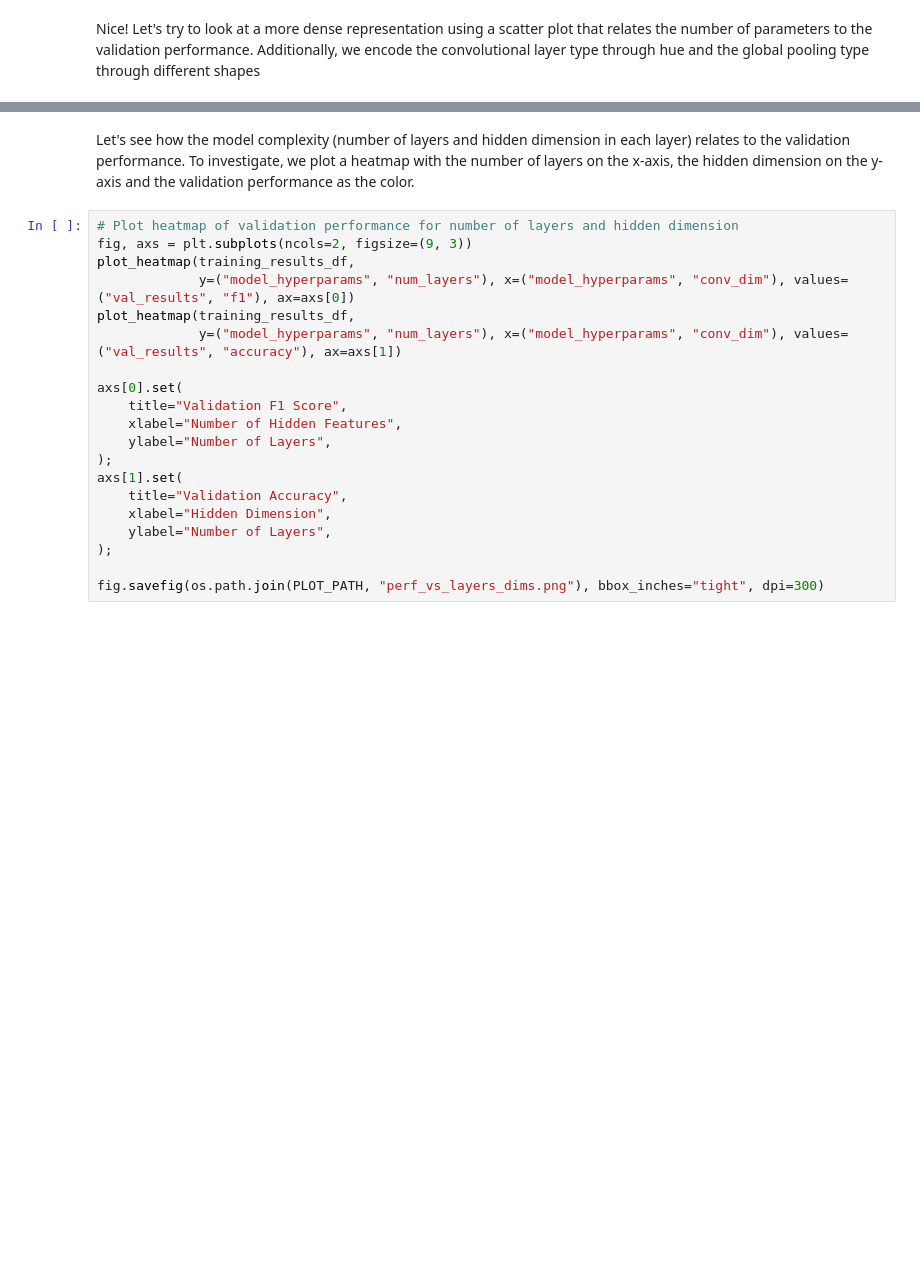
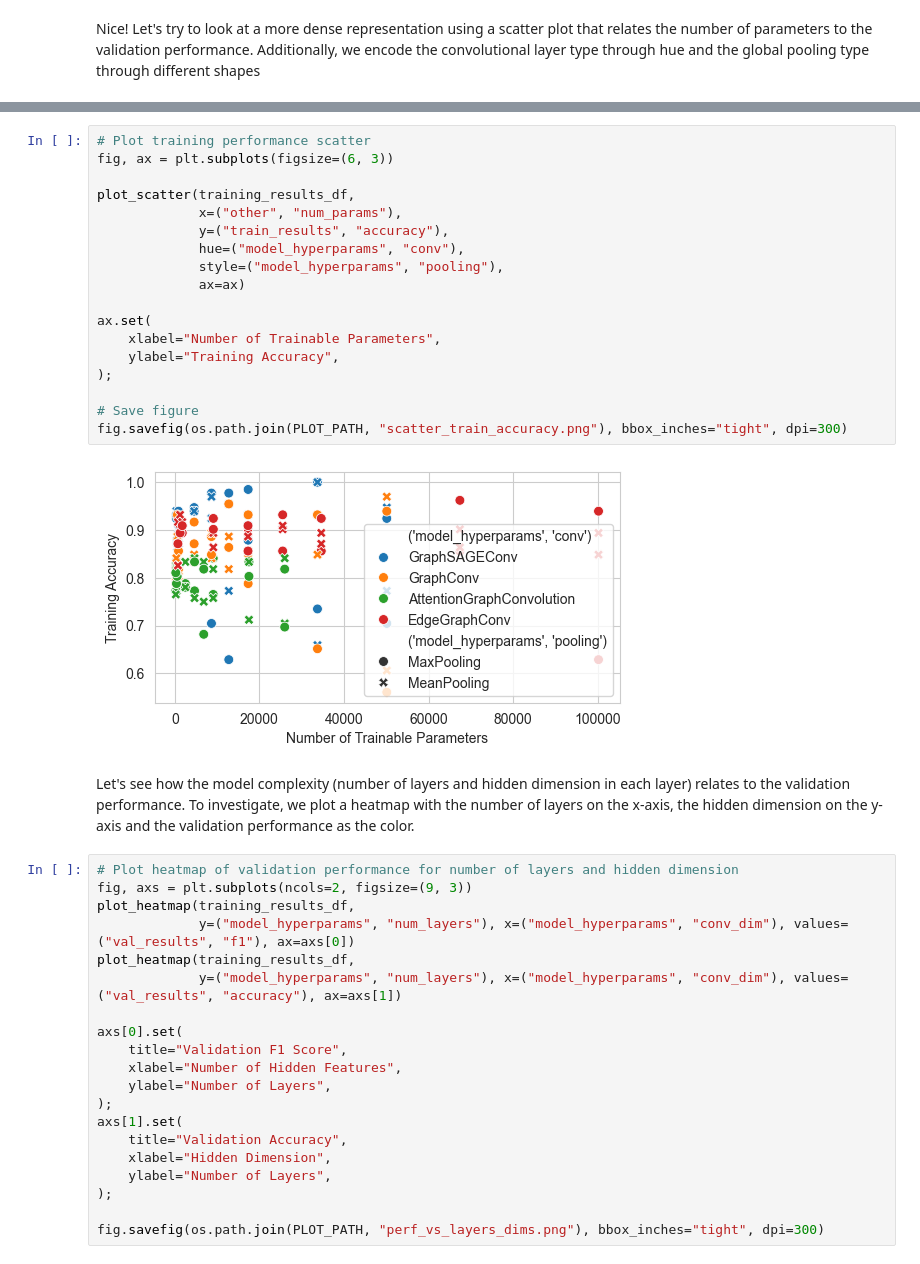
Before and after one commit to mikasenghaas/cs502, a Jupyter notebook: homeworks/2/Homework_2.ipynb, the cells around one changed output, grey strips where cells are left out. Saved outputs shown, nothing was run; the diff lists cells and outputs as text; blank space fills up the shorter version.

```diff
--- a/homeworks/2/Homework_2.ipynb
+++ b/homeworks/2/Homework_2.ipynb
@@ -1547,3 +1927,23 @@ fig.savefig(os.path.join(PLOT_PATH, "perf_vs_hyperparms_scatter.png"), bbox_inch
+# %%
+# Plot training performance scatter
+fig, ax = plt.subplots(figsize=(6, 3))
+
+plot_scatter(training_results_df,
+             x=("other", "num_params"),
+             y=("train_results", "accuracy"),
+             hue=("model_hyperparams", "conv"),
+             style=("model_hyperparams", "pooling"),
+             ax=ax)
+
+ax.set(
+    xlabel="Number of Trainable Parameters",
+    ylabel="Training Accuracy",
+);
+
+# Save figure
+fig.savefig(os.path.join(PLOT_PATH, "scatter_train_accuracy.png"), bbox_inches="tight", dpi=300)
+# %% [output]
+[figure, added]
 # %% [markdown]
 Let's see how the model complexity (number of layers and hidden dimension in each layer) relates to the validation performance. To investigate, we plot a heatmap with the number of layers on the x-axis, the hidden dimension on the y-axis and the validation performance as the color.
 # %%
```
Also changed, not shown: parts of 32 cells of this notebook.
